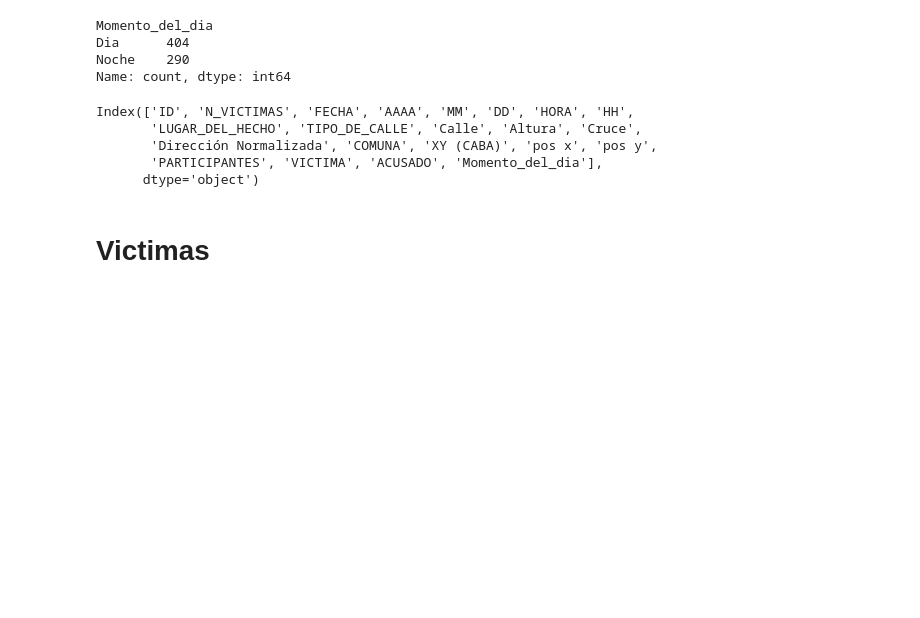
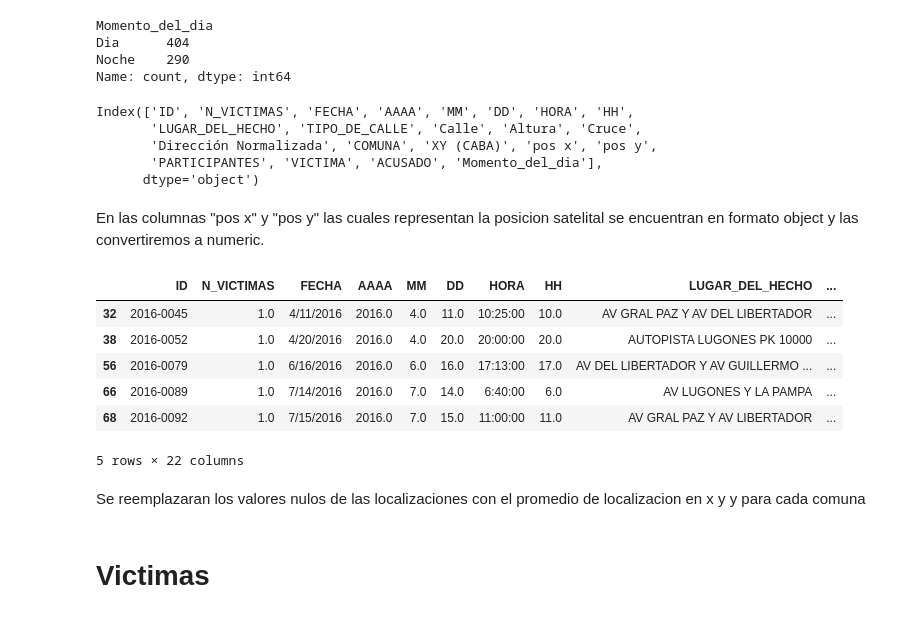
Before and after one commit to felipe97rg/PI02_DA, a Jupyter notebook: ETL_Homicidios.ipynb, the cells around one changed output. Drawn from its saved outputs; the diff is of its cells as text; code cells hidden in the pictures; blank space fills up the shorter version.

```diff
--- a/ETL_Homicidios.ipynb
+++ b/ETL_Homicidios.ipynb
@@ -350,3 +350,21 @@ Index(['ID', 'N_VICTIMAS', 'FECHA', 'AAAA', 'MM', 'DD', 'HORA', 'HH',
        'Dirección Normalizada', 'COMUNA', 'XY (CABA)', 'pos x', 'pos y',
        'PARTICIPANTES', 'VICTIMA', 'ACUSADO', 'Momento_del_dia'],
       dtype='object')
+# %% [markdown]
+En las columnas "pos x" y "pos y" las cuales representan la posicion satelital se encuentran en formato object y las convertiremos a numeric.
+# %%
+# Conversion  de 'pos x' y 'pos y' a numeric y reemplar el "." por ","
+df_Hechos_1['pos x'] = pd.to_numeric(df_Hechos_1['pos x'].str.replace(',', '.'), errors='coerce')
+df_Hechos_1['pos y'] = pd.to_numeric(df_Hechos_1['pos y'].str.replace(',', '.'), errors='coerce')
+# %%
+df_Hechos_1[df_Hechos_1['COMUNA'] == 13].head(5)
+# %% [output]
+|  | ID | N_VICTIMAS | FECHA | AAAA | MM | DD | HORA | HH | LUGAR_DEL_HECHO | ... |
+| 32 | 2016-0045 | 1.0 | 4/11/2016 | 2016.0 | 4.0 | 11.0 | 10:25:00 | 10.0 | AV GRAL PAZ Y AV DEL LIBERTADOR | ... |
+| 38 | 2016-0052 | 1.0 | 4/20/2016 | 2016.0 | 4.0 | 20.0 | 20:00:00 | 20.0 | AUTOPISTA LUGONES PK 10000 | ... |
+| 56 | 2016-0079 | 1.0 | 6/16/2016 | 2016.0 | 6.0 | 16.0 | 17:13:00 | 17.0 | AV DEL LIBERTADOR Y AV GUILLERMO ... | ... |
+| 66 | 2016-0089 | 1.0 | 7/14/2016 | 2016.0 | 7.0 | 14.0 | 6:40:00 | 6.0 | AV LUGONES Y LA PAMPA | ... |
+| 68 | 2016-0092 | 1.0 | 7/15/2016 | 2016.0 | 7.0 | 15.0 | 11:00:00 | 11.0 | AV GRAL PAZ Y AV LIBERTADOR | ... |
+5 rows × 22 columns
+# %% [markdown]
+Se reemplazaran los valores nulos de las localizaciones con el promedio de localizacion en x y y para cada comuna
```
Also changed, not shown: parts of 1 cell of this notebook, 4 other files.
